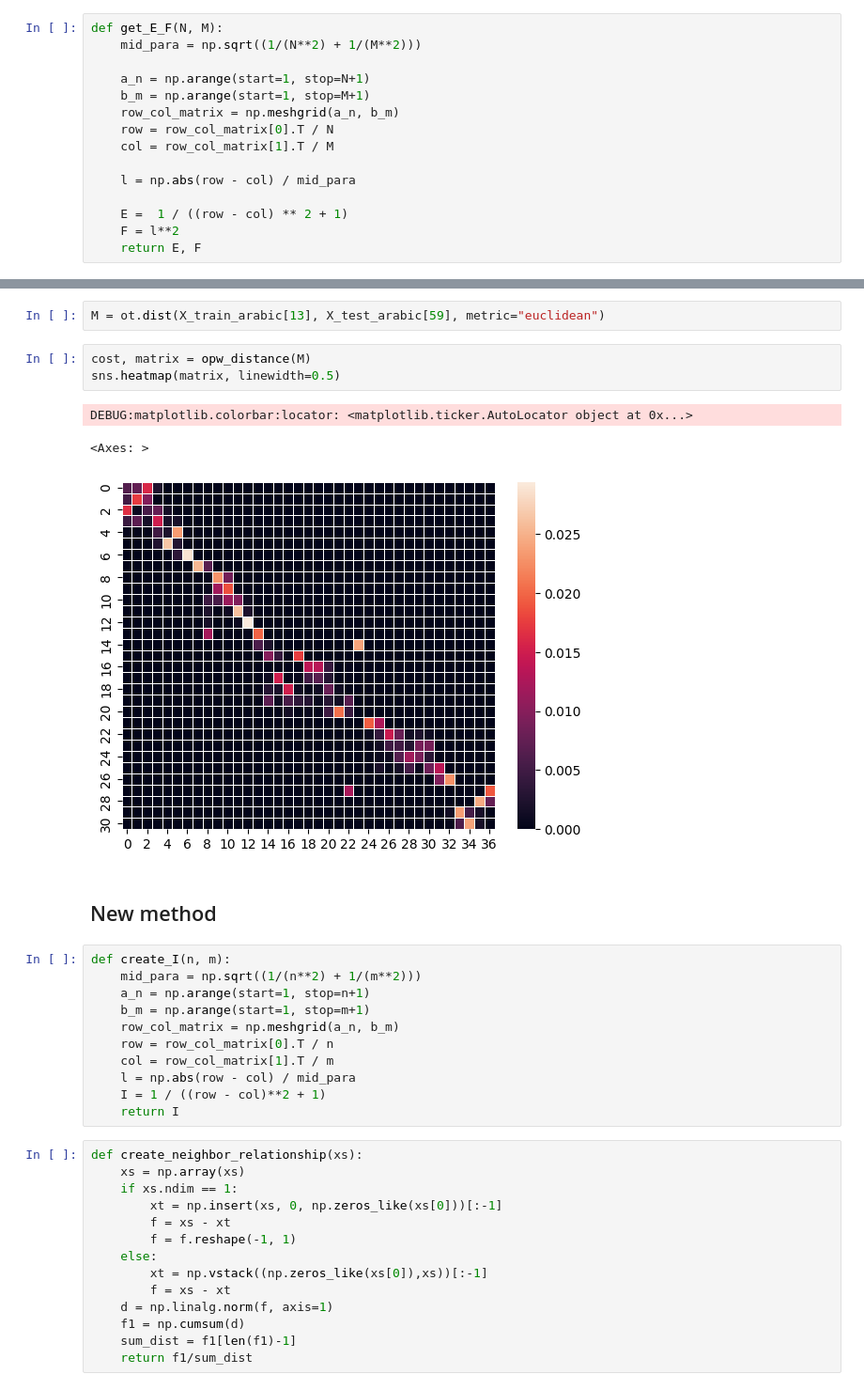
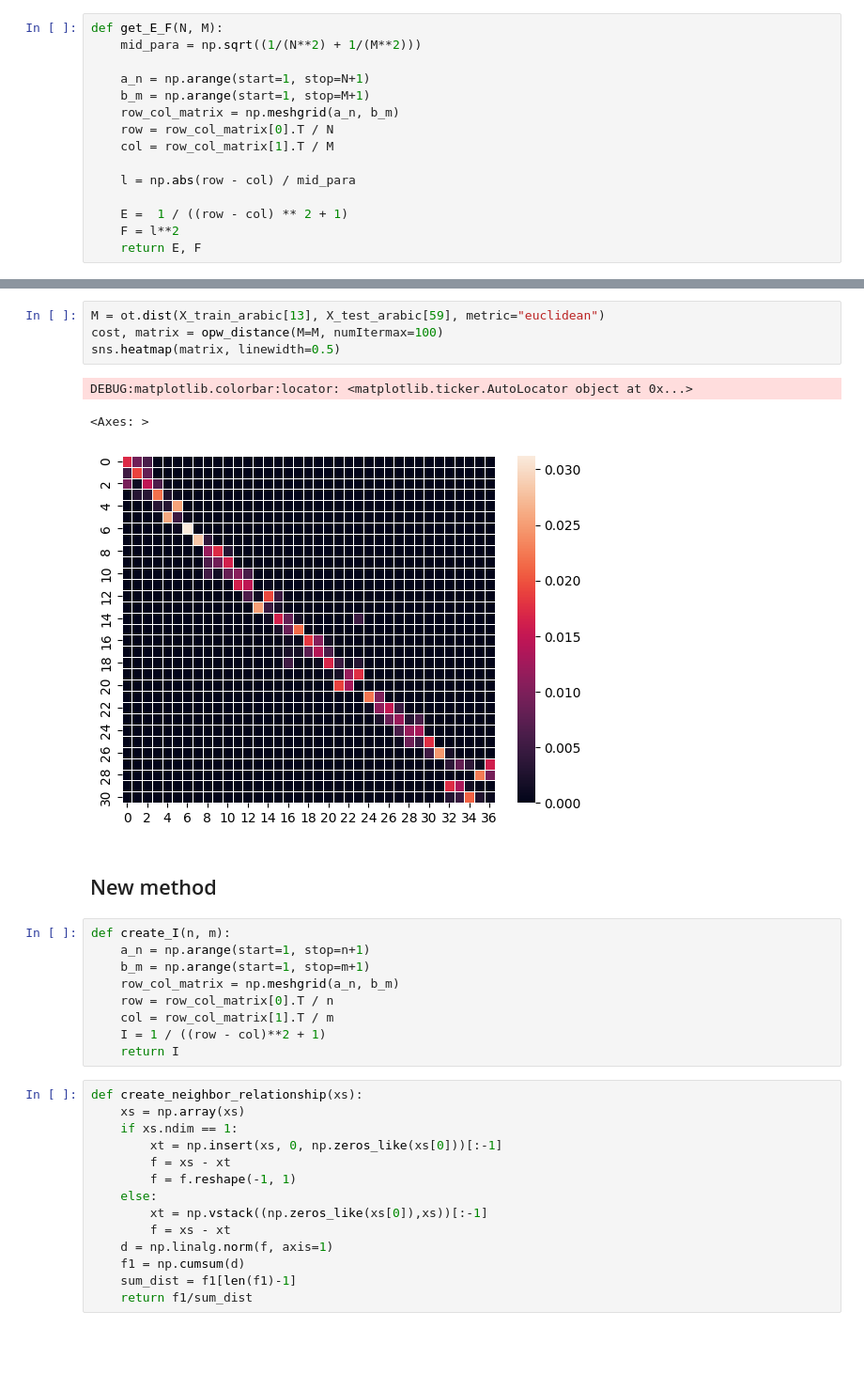
Before and after one commit to hanahhh/WTK-distance, a Jupyter notebook: examples/knn_mask_map_metric_test.ipynb, the cells around one changed output, grey strips where cells are left out. Shown at 94% size. Saved outputs shown, nothing was run; the diff lists cells and outputs as text; blank space fills up the shorter version.

```diff
--- a/examples/knn_mask_map_metric_test.ipynb
+++ b/examples/knn_mask_map_metric_test.ipynb
@@ -469,23 +494,20 @@ def opw_distance(M):
 # %%
 M = ot.dist(X_train_arabic[13], X_test_arabic[59], metric="euclidean")
+cost, matrix = opw_distance(M=M, numItermax=100)
+sns.heatmap(matrix, linewidth=0.5)
+# %% [output]
+DEBUG:matplotlib.colorbar:locator: <matplotlib.ticker.AutoLocator object at 0x...>
+<Axes: >
+[figure, added]
-# %%
-cost, matrix = opw_distance(M)
-sns.heatmap(matrix, linewidth=0.5)
-# %% [output]
-DEBUG:matplotlib.colorbar:locator: <matplotlib.ticker.AutoLocator object at 0x...>
-<Axes: >
-[figure, removed]
 # %% [markdown]
 ## New method
 # %%
 def create_I(n, m):
-    mid_para = np.sqrt((1/(n**2) + 1/(m**2)))
     a_n = np.arange(start=1, stop=n+1)
     b_m = np.arange(start=1, stop=m+1)
     row_col_matrix = np.meshgrid(a_n, b_m)
     row = row_col_matrix[0].T / n
     col = row_col_matrix[1].T / m
-    l = np.abs(row - col) / mid_para
     I = 1 / ((row - col)**2 + 1)
     return I
 # %%
```
Also changed, not shown: parts of 16 cells of this notebook, 2 other files.
